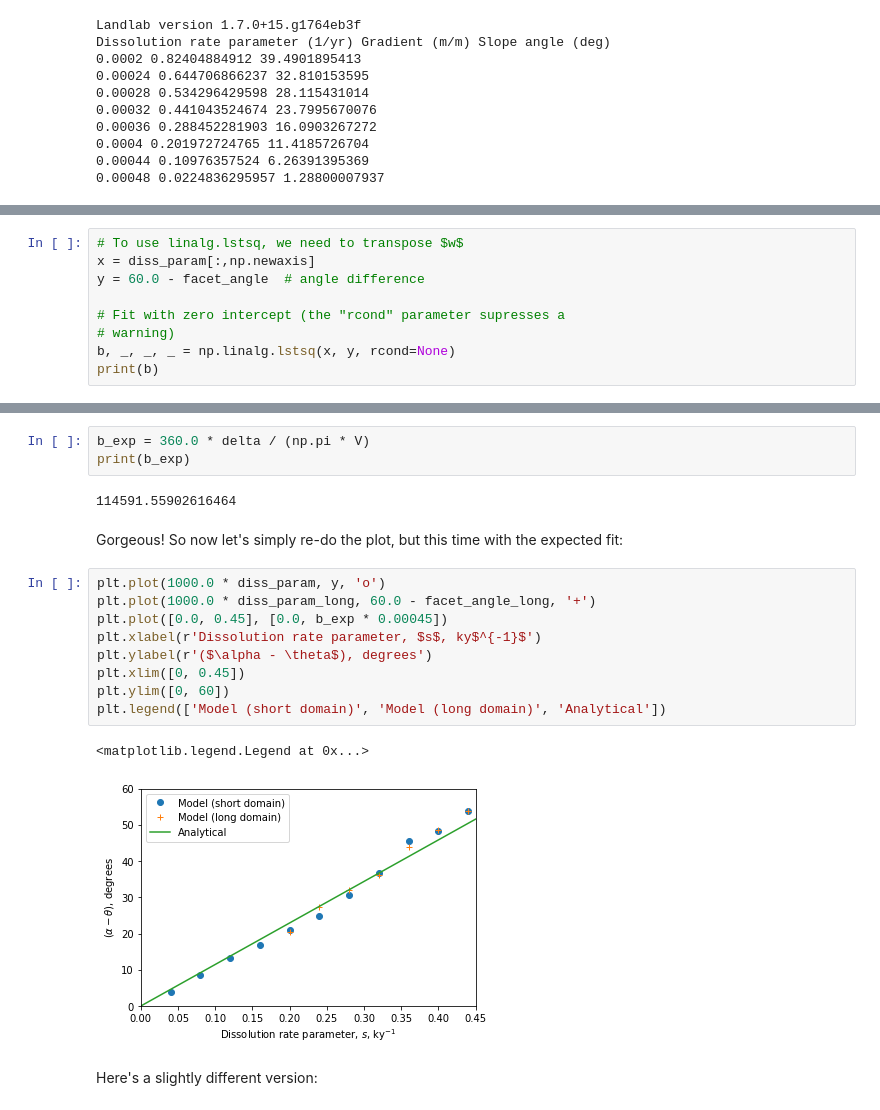
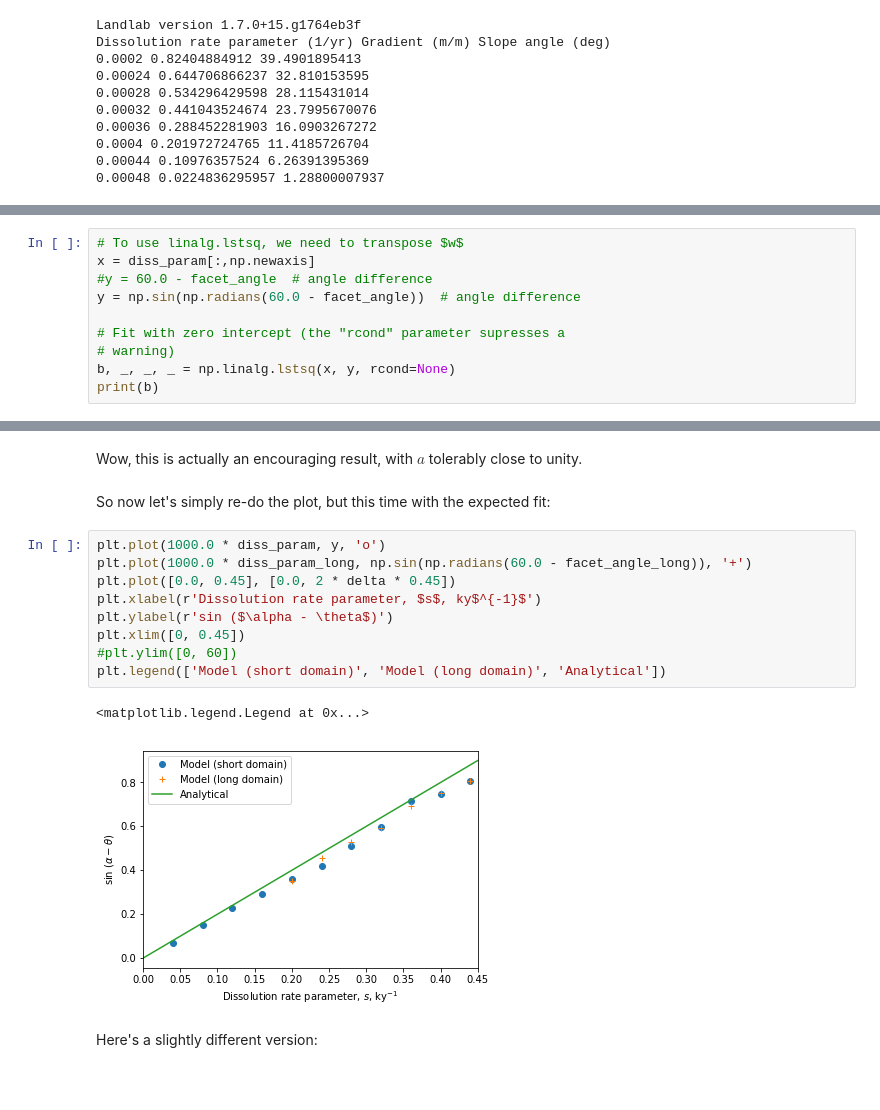
Before and after one commit to gregtucker/facetmorphology, a Jupyter notebook: DataAnalysis/fit_facet_angle_wxing_param.ipynb, the cells around one changed output, grey strips where cells are left out. Saved outputs shown, nothing was run; the diff lists cells and outputs as text; blank space fills up the shorter version.

```diff
--- a/DataAnalysis/fit_facet_angle_wxing_param.ipynb
+++ b/DataAnalysis/fit_facet_angle_wxing_param.ipynb
@@ -100,7 +102,8 @@ So if we can fit $b$, we can back out $a$.
 # %%
 # To use linalg.lstsq, we need to transpose $w$
 x = diss_param[:,np.newaxis]
-y = 60.0 - facet_angle  # angle difference
+#y = 60.0 - facet_angle  # angle difference
+y = np.sin(np.radians(60.0 - facet_angle))  # angle difference
 
 # Fit with zero intercept (the "rcond" parameter supresses a
 # warning)
@@ -142,22 +133,19 @@ Is this anywhere near our best fit?
-# %%
-b_exp = 360.0 * delta / (np.pi * V)
-print(b_exp)
-# %% [output]
-114591.55902616464
+# %% [markdown]
+Wow, this is actually an encouraging result, with $a$ tolerably close to unity.
 # %% [markdown]
-Gorgeous! So now let's simply re-do the plot, but this time with the expected fit:
+So now let's simply re-do the plot, but this time with the expected fit:
 # %%
 plt.plot(1000.0 * diss_param, y, 'o')
-plt.plot(1000.0 * diss_param_long, 60.0 - facet_angle_long, '+')
-plt.plot([0.0, 0.45], [0.0, b_exp * 0.00045])
+plt.plot(1000.0 * diss_param_long, np.sin(np.radians(60.0 - facet_angle_long)), '+')
+plt.plot([0.0, 0.45], [0.0, 2 * delta * 0.45])
 plt.xlabel(r'Dissolution rate parameter, $s$, ky$^{-1}$')
-plt.ylabel(r'($\alpha - \theta$), degrees')
+plt.ylabel(r'sin ($\alpha - \theta$)')
 plt.xlim([0, 0.45])
-plt.ylim([0, 60])
+#plt.ylim([0, 60])
 plt.legend(['Model (short domain)', 'Model (long domain)', 'Analytical'])
 # %% [output]
 <matplotlib.legend.Legend at 0x...>
-[figure, old version]
+[figure, new version]
 # %% [markdown]
 Here's a slightly different version:
 # %%
```
Also changed, not shown: parts of 9 cells of this notebook, 5 other files.
